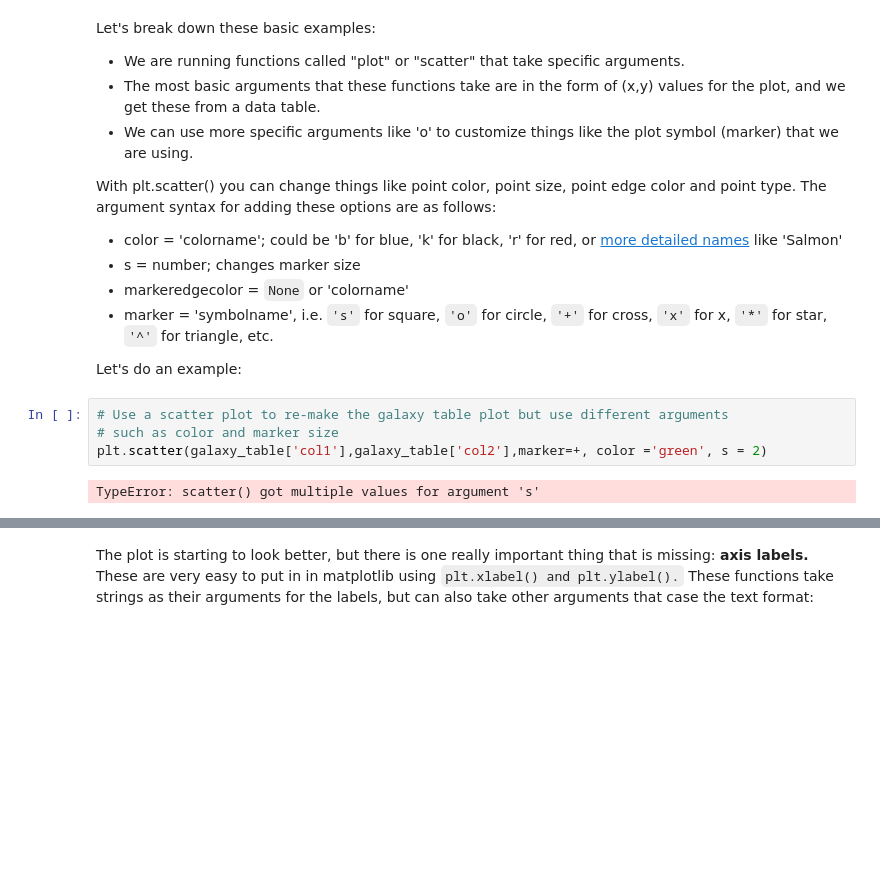
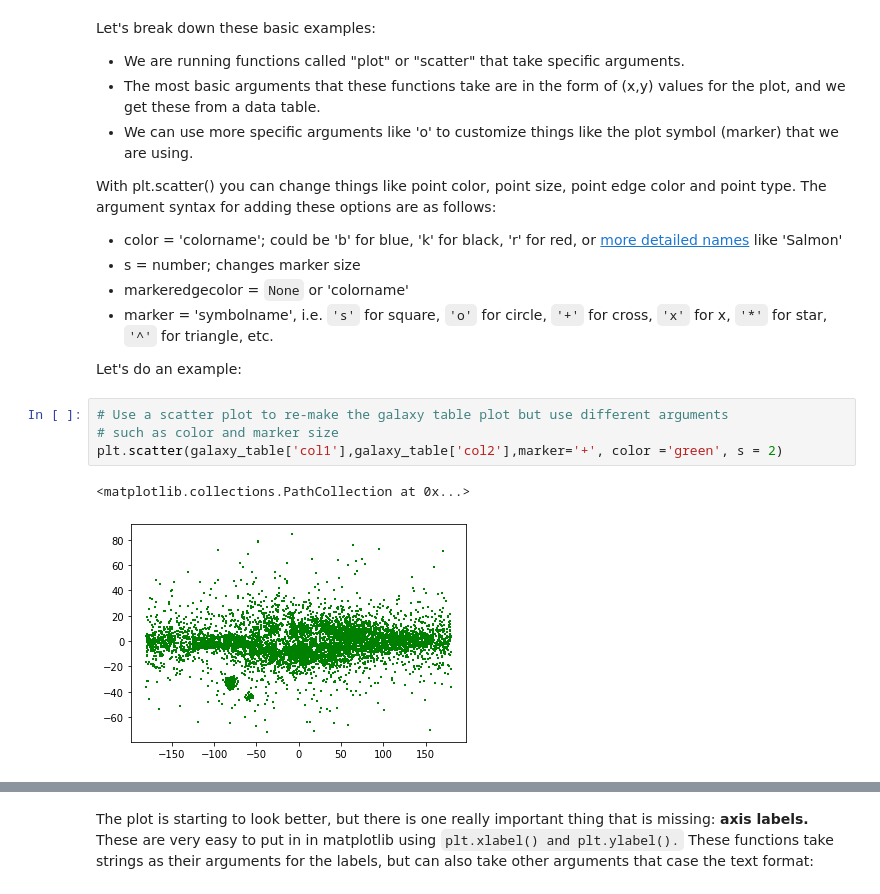
Before and after one commit to blaketjohnson/Astro3190_BJohnson, a Jupyter notebook: lessons/06-plotting_Lastname.ipynb, the cells around one changed output, grey strips where cells are left out. Drawn from its saved outputs; the diff is of its cells as text; blank space fills up the shorter version.

```diff
--- a/lessons/06-plotting_Lastname.ipynb
+++ b/lessons/06-plotting_Lastname.ipynb
@@ -261,9 +261,10 @@ Let's do an example:
 # %%
 # Use a scatter plot to re-make the galaxy table plot but use different arguments
 # such as color and marker size
-plt.scatter(galaxy_table['col1'],galaxy_table['col2'],marker=+, color ='green', s = 2)
+plt.scatter(galaxy_table['col1'],galaxy_table['col2'],marker='+', color ='green', s = 2)
 # %% [output]
-TypeError: scatter() got multiple values for argument 's'
+<matplotlib.collections.PathCollection at 0x...>
+[figure, added]
 # %%
 # Here we can test the equivalent statement using plt.plot(),
 # note that the syntax is a little different
```
Also changed, not shown: parts of 4 cells of this notebook.
